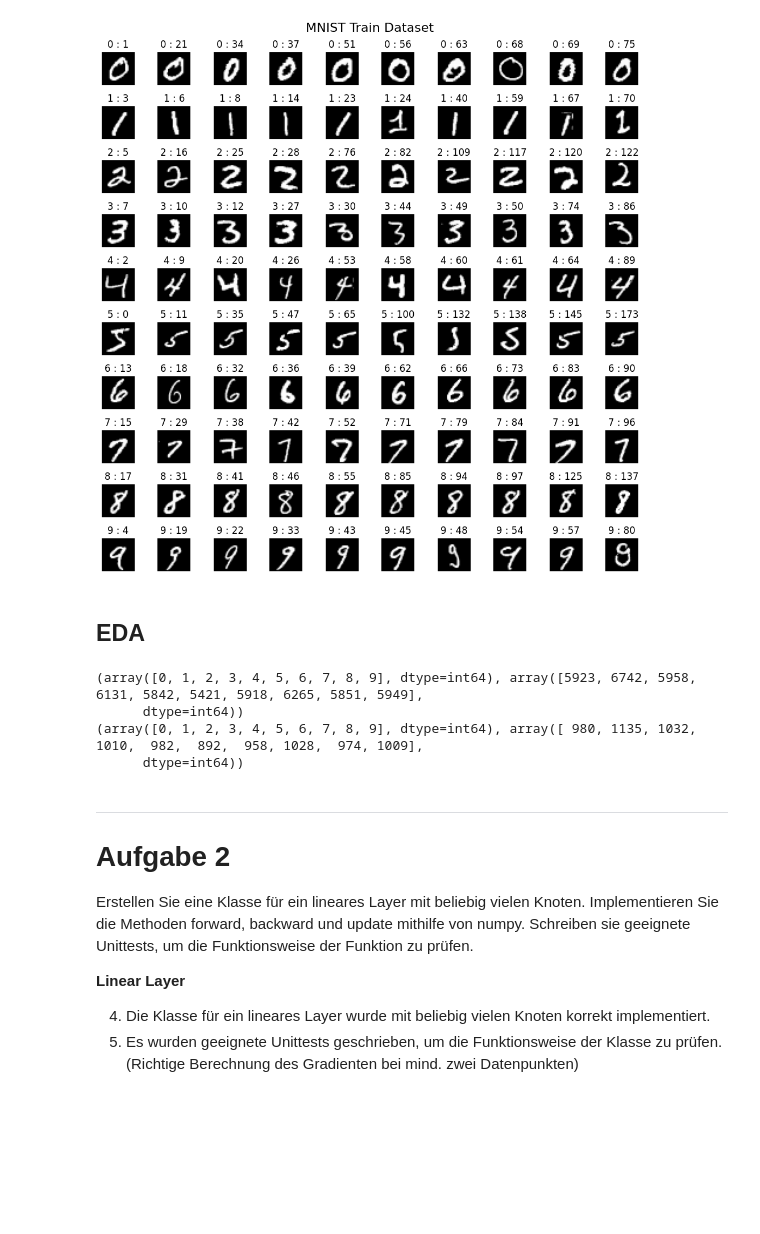
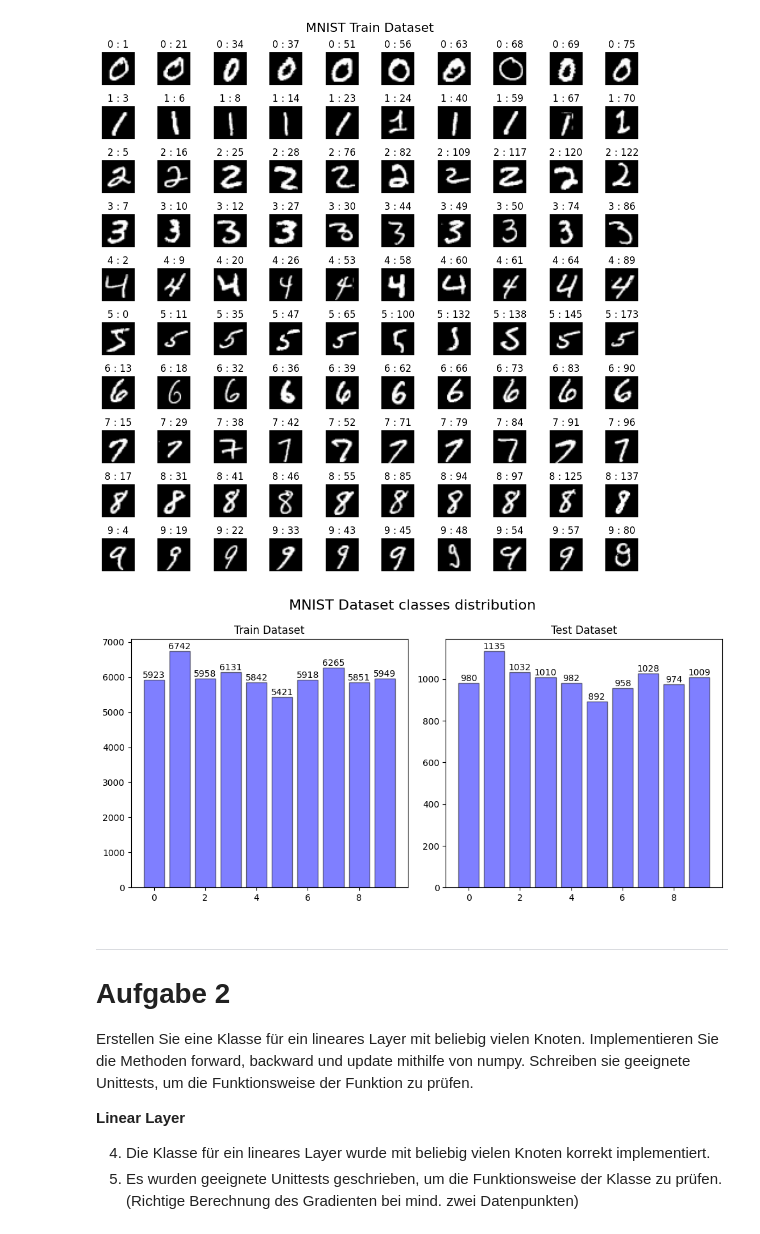
Before and after one commit to 7ben18/fhnw-vta-Vertiefende-Themen-der-Analysis, a Jupyter notebook: minichallenge1/vta-minichallenge-1.ipynb, the cells around one changed output. Drawn from its saved outputs; the diff is of its cells as text; code cells hidden in the pictures; blank space fills up the shorter version.

```diff
--- a/minichallenge1/vta-minichallenge-1.ipynb
+++ b/minichallenge1/vta-minichallenge-1.ipynb
@@ -110,16 +94,36 @@ def visualize_mnist_grid(dataset = train_dataset, title = 'MNIST Dataset'):
 visualize_mnist_grid(train_dataset, "MNIST Train Dataset")
 # %% [output]
 [figure]
-# %% [markdown]
-## EDA
-# %%
-print(np.unique(train_dataset.targets, return_counts=True))
-print(np.unique(test_dataset.targets, return_counts=True))
-# %% [output]
-(array([0, 1, 2, 3, 4, 5, 6, 7, 8, 9], dtype=int64), array([5923, 6742, 5958, 6131, 5842, 5421, 5918, 6265, 5851, 5949],
-      dtype=int64))
-(array([0, 1, 2, 3, 4, 5, 6, 7, 8, 9], dtype=int64), array([ 980, 1135, 1032, 1010,  982,  892,  958, 1028,  974, 1009],
-      dtype=int64))
+# %%
+# visualize distritbution of classes with bar chart for train and test dataset
+def visualize_mnist_bar(dataset_train = train_dataset, dataset_test = test_dataset, title = 'MNIST Dataset'):
+    # Erstellen eines 10x10-Subplots
+    fig, axs = plt.subplots(1, 2, figsize=(10, 5))
+
+    # Durchlaufen der Subplots und Zuordnung der Bilder
+    for i in range(2):
+        if i == 0:
+            axs[i].bar(np.unique(dataset_train.targets), np.unique(dataset_train.targets, return_counts=True)[1], color='blue', alpha=0.5, linewidth=1, edgecolor='black' )
+            axs[i].set_title("Train Dataset")
+            # add numbers to bars
+            for j in range(len(np.unique(dataset_train.targets))):
+                axs[i].text(j, np.unique(dataset_train.targets, return_counts=True)[1][j], np.unique(dataset_train.targets, return_counts=True)[1][j], ha='center', va='bottom')
+        else:
+            axs[i].bar(np.unique(dataset_test.targets), np.unique(dataset_test.targets, return_counts=True)[1], color = "blue", alpha=0.5, linewidth=1, edgecolor='black' )
+            axs[i].set_title("Test Dataset")
+            # add numbers to bars
+            for j in range(len(np.unique(dataset_test.targets))):
+                axs[i].text(j, np.unique(dataset_test.targets, return_counts=True)[1][j], np.unique(dataset_test.targets, return_counts=True)[1][j], ha='center', va='bottom')
+
+    fig.suptitle(title, fontsize=16)
+    # Einstellen des Layouts und Anzeigen des Grids
+    plt.tight_layout()
+    plt.show()
+
+# Fimlton ausführen
+visualize_mnist_bar(dataset_train = train_dataset, dataset_test = test_dataset, title = "MNIST Dataset classes distribution")
+# %% [output]
+[figure, added]
 # %% [markdown]
 ---
 
```
Also changed, not shown: parts of 2 cells of this notebook.
